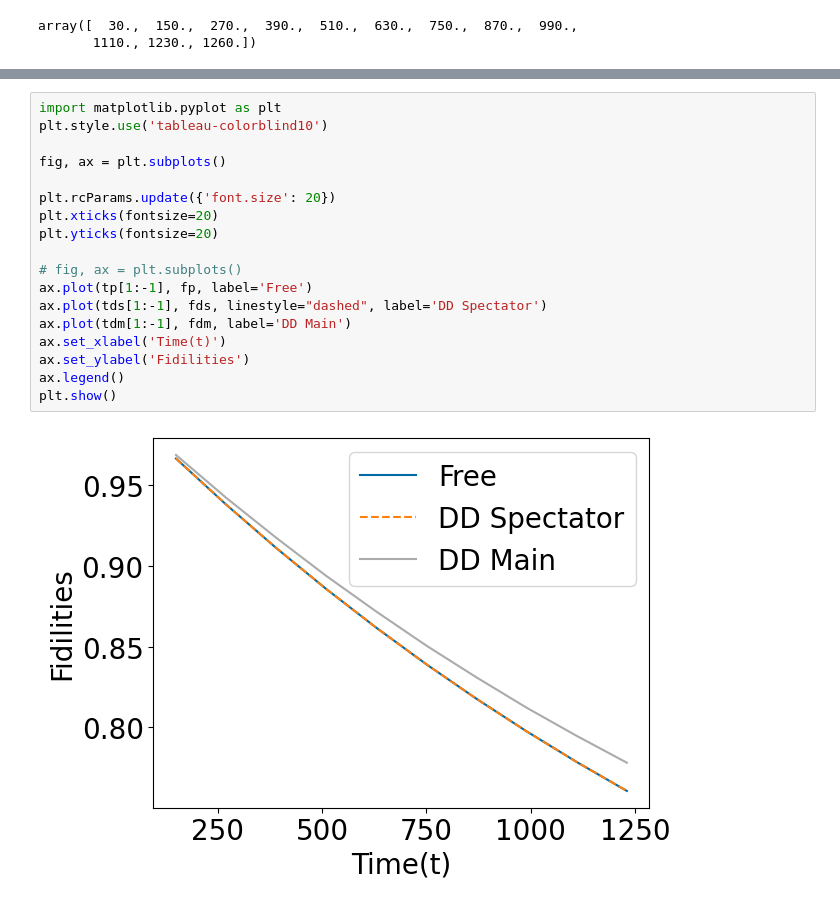
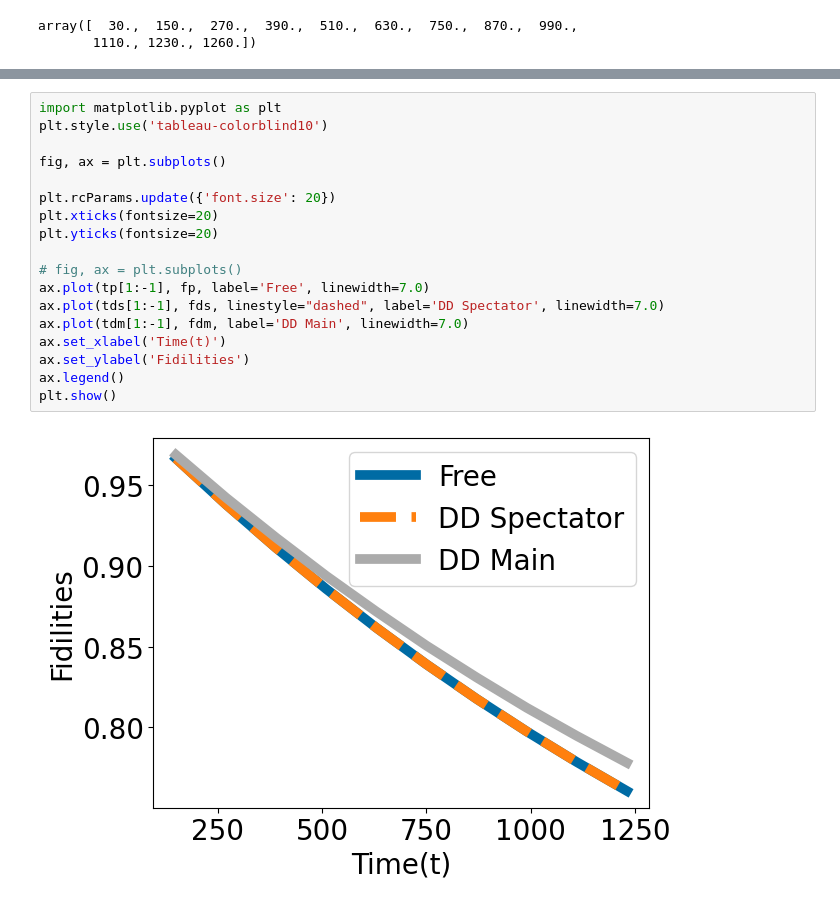
Before and after one commit to Manvi-Agrawal/Lab-ScQubits, a Jupyter notebook: repro/results/redfield/lima/py_h5.ipynb, the cells around one changed output, grey strips where cells are left out. Saved outputs shown, nothing was run; the diff lists cells and outputs as text.

```diff
--- a/repro/results/redfield/lima/py_h5.ipynb
+++ b/repro/results/redfield/lima/py_h5.ipynb
@@ -36,20 +52,20 @@ array([  30.,  150.,  270.,  390.,  510.,  630.,  750.,  870.,  990.,
 # %%
 import matplotlib.pyplot as plt
 plt.style.use('tableau-colorblind10')
 
 fig, ax = plt.subplots()
 
 plt.rcParams.update({'font.size': 20})
 plt.xticks(fontsize=20)
 plt.yticks(fontsize=20)
 
 # fig, ax = plt.subplots()
-ax.plot(tp[1:-1], fp, label='Free')
-ax.plot(tds[1:-1], fds, linestyle="dashed", label='DD Spectator')
-ax.plot(tdm[1:-1], fdm, label='DD Main')
+ax.plot(tp[1:-1], fp, label='Free', linewidth=7.0)
+ax.plot(tds[1:-1], fds, linestyle="dashed", label='DD Spectator', linewidth=7.0)
+ax.plot(tdm[1:-1], fdm, label='DD Main', linewidth=7.0)
 ax.set_xlabel('Time(t)')
 ax.set_ylabel('Fidilities')
 ax.legend()
 plt.show()
 # %% [output]
-[figure, old version]
+[figure, new version]
```
Also changed, not shown: parts of 1 cell of this notebook, 10 other files.
